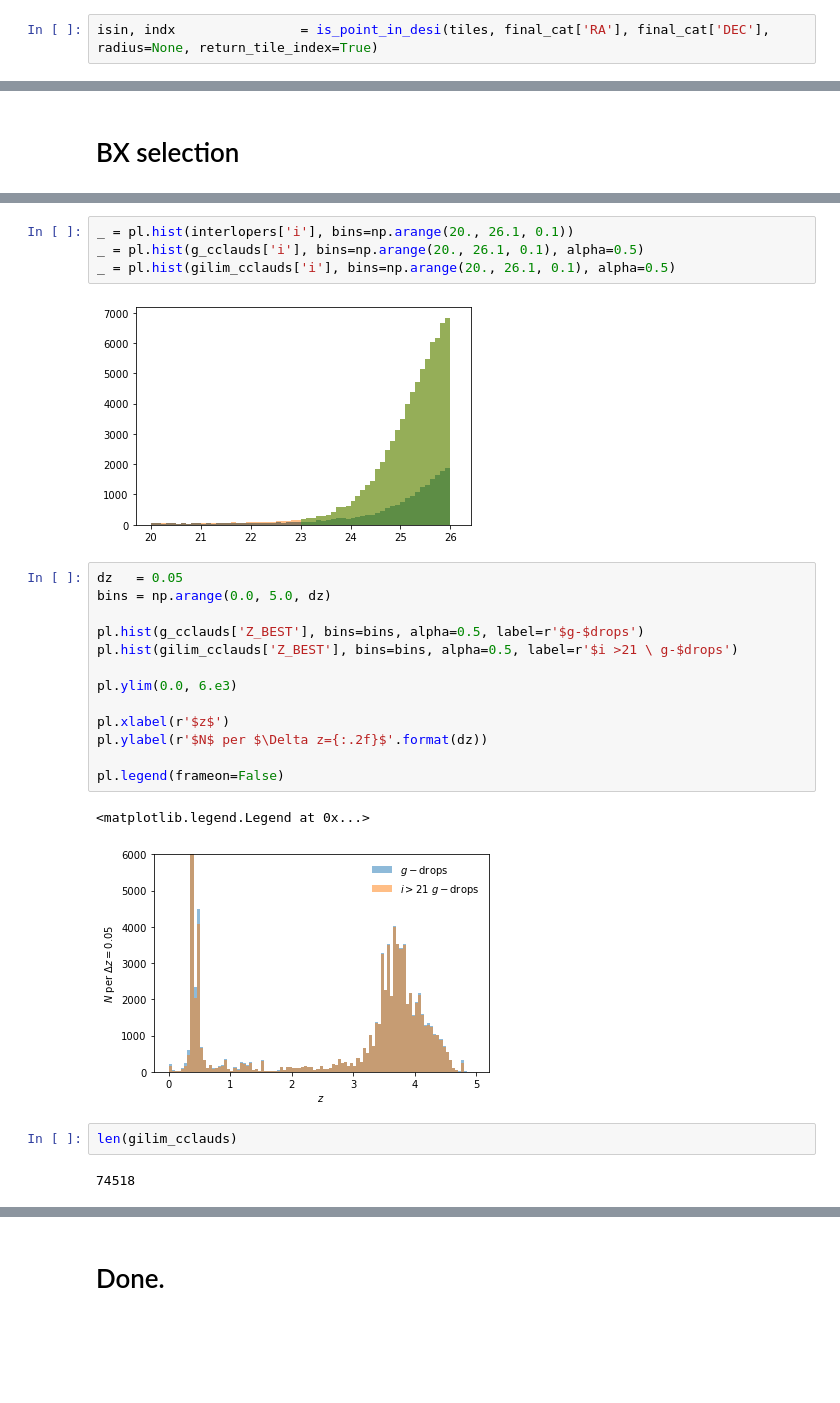
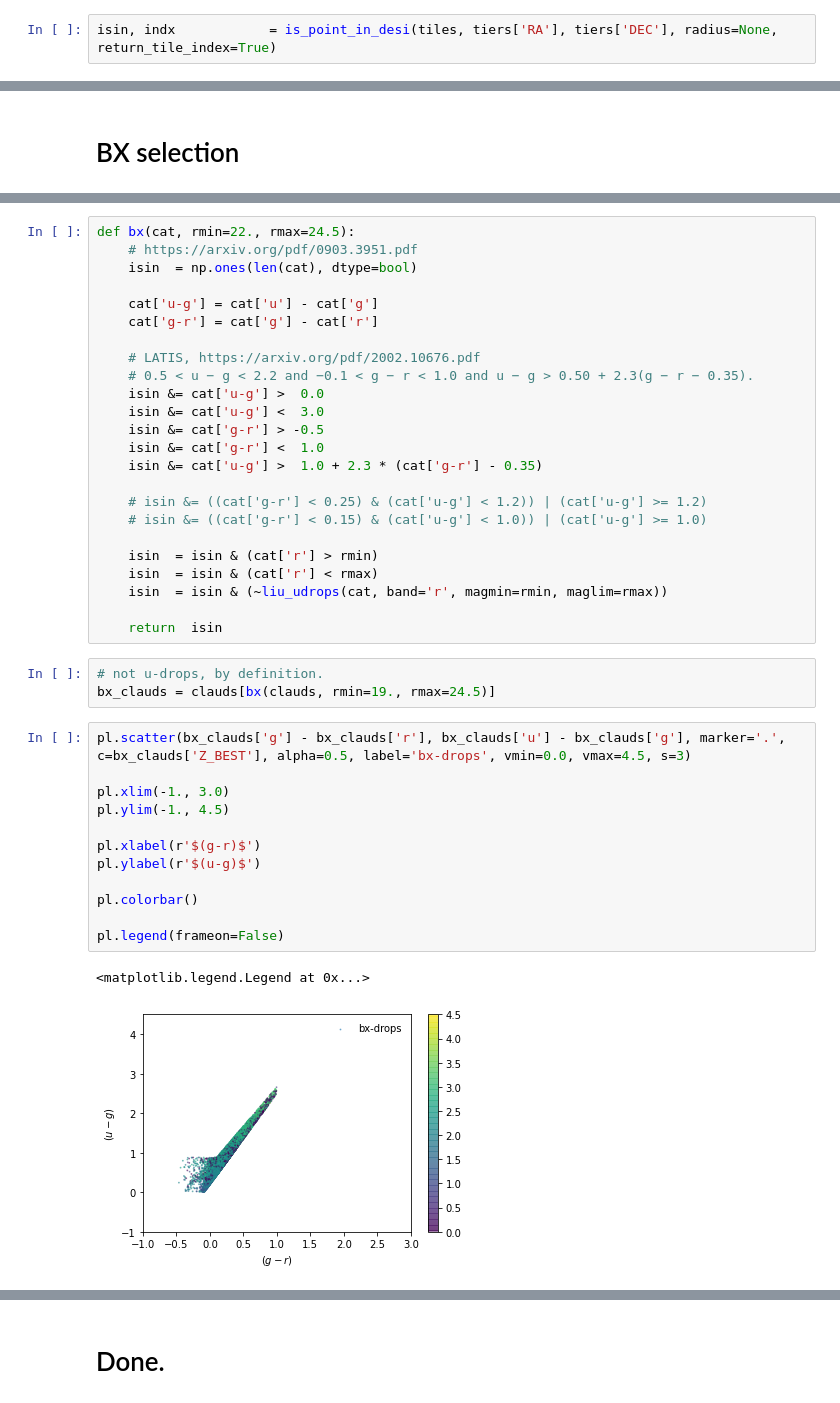
Before and after one commit to michaelJwilson/DESILBG, a Jupyter notebook: target/proposals/docs/desilbg-clauds.ipynb, the cells around one changed output, grey strips where cells are left out. Saved outputs shown, nothing was run; the diff lists cells and outputs as text; blank space fills up the shorter version.

```diff
--- a/target/proposals/docs/desilbg-clauds.ipynb
+++ b/target/proposals/docs/desilbg-clauds.ipynb
@@ -468,3 +384,3 @@ for tier in tiers:
 # %%
-isin, indx                = is_point_in_desi(tiles, final_cat['RA'], final_cat['DEC'], radius=None, return_tile_index=True)
+isin, indx            = is_point_in_desi(tiles, tiers['RA'], tiers['DEC'], radius=None, return_tile_index=True)
 # %%
@@ -688,26 +426,42 @@ No handles with labels found to put in legend.
-# %%
-_ = pl.hist(interlopers['i'], bins=np.arange(20., 26.1, 0.1))
-_ = pl.hist(g_cclauds['i'], bins=np.arange(20., 26.1, 0.1), alpha=0.5)
-_ = pl.hist(gilim_cclauds['i'], bins=np.arange(20., 26.1, 0.1), alpha=0.5)
-# %% [output]
-[figure, removed]
-# %%
-dz   = 0.05
-bins = np.arange(0.0, 5.0, dz)
-
-pl.hist(g_cclauds['Z_BEST'], bins=bins, alpha=0.5, label=r'$g-$drops')
-pl.hist(gilim_cclauds['Z_BEST'], bins=bins, alpha=0.5, label=r'$i >21 \ g-$drops')
-
-pl.ylim(0.0, 6.e3)
-
-pl.xlabel(r'$z$')
-pl.ylabel(r'$N$ per $\Delta z={:.2f}$'.format(dz))
-
-pl.legend(frameon=False)
-# %% [output]
-<matplotlib.legend.Legend at 0x...>
-[figure, removed]
-# %%
-len(gilim_cclauds)
-# %% [output]
-74518
+# %%
+def bx(cat, rmin=22., rmax=24.5):
+    # https://arxiv.org/pdf/0903.3951.pdf
+    isin  = np.ones(len(cat), dtype=bool)
+
+    cat['u-g'] = cat['u'] - cat['g']
+    cat['g-r'] = cat['g'] - cat['r']
+
+    # LATIS, https://arxiv.org/pdf/2002.10676.pdf
+    # 0.5 < u − g < 2.2 and −0.1 < g − r < 1.0 and u − g > 0.50 + 2.3(g − r − 0.35).
+    isin &= cat['u-g'] >  0.0
+    isin &= cat['u-g'] <  3.0
+    isin &= cat['g-r'] > -0.5
+    isin &= cat['g-r'] <  1.0
+    isin &= cat['u-g'] >  1.0 + 2.3 * (cat['g-r'] - 0.35)
+
+    # isin &= ((cat['g-r'] < 0.25) & (cat['u-g'] < 1.2)) | (cat['u-g'] >= 1.2)
+    # isin &= ((cat['g-r'] < 0.15) & (cat['u-g'] < 1.0)) | (cat['u-g'] >= 1.0)
+
+    isin  = isin & (cat['r'] > rmin)
+    isin  = isin & (cat['r'] < rmax)
+    isin  = isin & (~liu_udrops(cat, band='r', magmin=rmin, maglim=rmax))
+
+    return  isin
+# %%
+# not u-drops, by definition.
+bx_clauds = clauds[bx(clauds, rmin=19., rmax=24.5)]
+# %%
+pl.scatter(bx_clauds['g'] - bx_clauds['r'], bx_clauds['u'] - bx_clauds['g'], marker='.', c=bx_clauds['Z_BEST'], alpha=0.5, label='bx-drops', vmin=0.0, vmax=4.5, s=3)
+
+pl.xlim(-1., 3.0)
+pl.ylim(-1., 4.5)
+
+pl.xlabel(r'$(g-r)$')
+pl.ylabel(r'$(u-g)$')
+
+pl.colorbar()
+
+pl.legend(frameon=False)
+# %% [output]
+<matplotlib.legend.Legend at 0x...>
+[figure, added]
```
Also changed, not shown: parts of 76 cells of this notebook.
